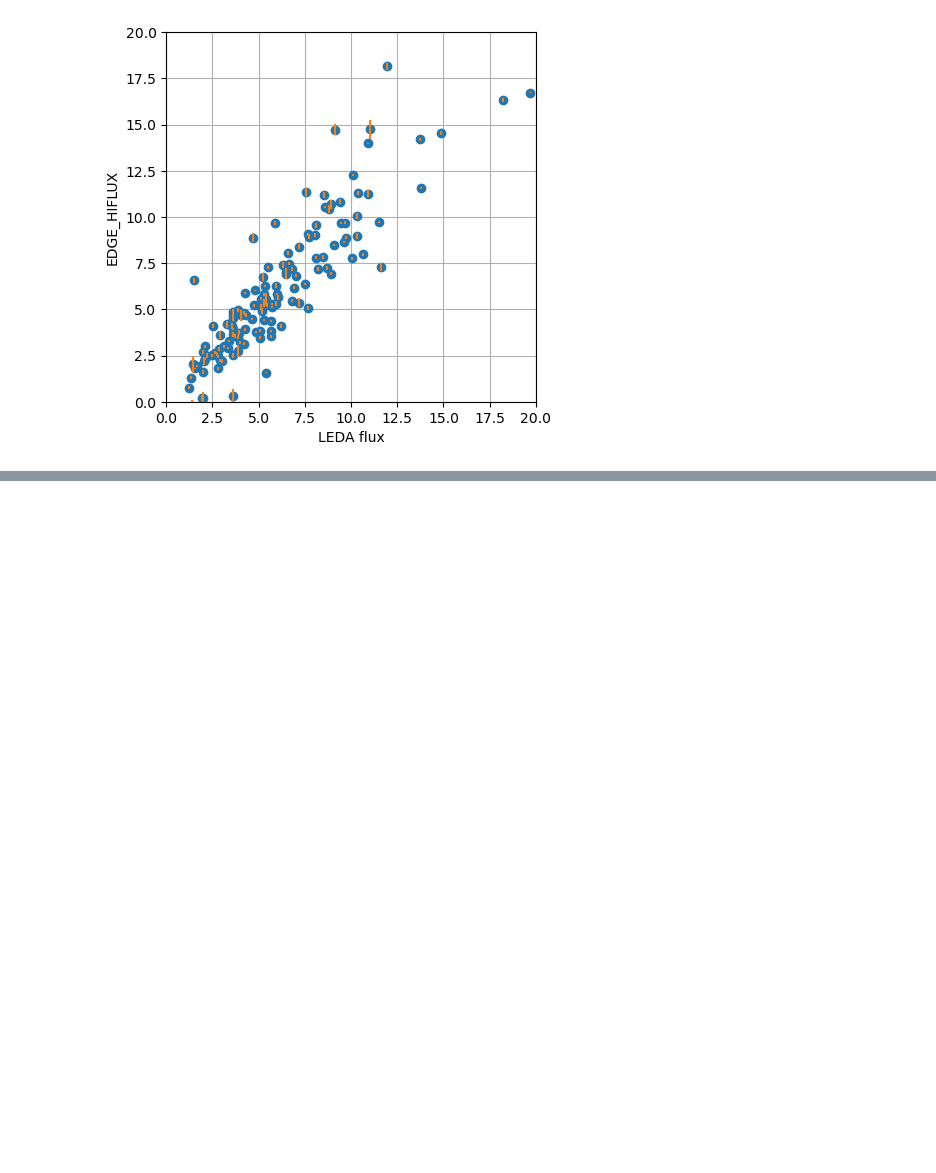
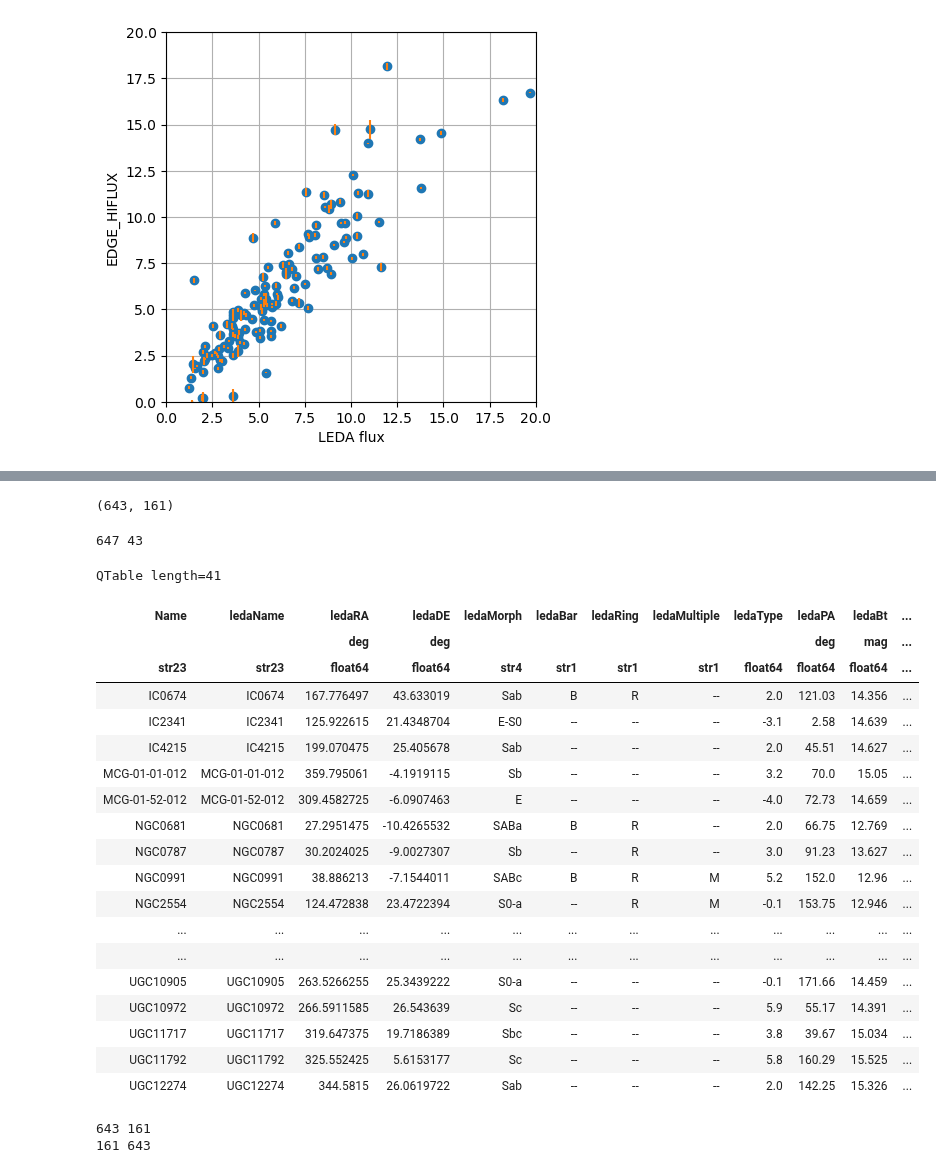
Before and after one commit to teuben/GBT-EDGE-HI, a Jupyter notebook: gals/hi_surveys.ipynb, the cells around one changed output, grey strips where cells are left out. Drawn from its saved outputs; the diff is of its cells as text; code cells hidden in the pictures; blank space fills up the shorter version.

```diff
--- a/gals/hi_surveys.ipynb
+++ b/gals/hi_surveys.ipynb
@@ -25,3 +28,9 @@ from edge_pydb import EdgeTable
+# %%
+def common(t1, t2, c1, c2):
+    print(len(t1),len(t2))
+    t2c = t2[c2]
+    mask = np.isin(t1[c1], t2c)
+    return t1[mask]
 # %%
 EdgeTable('list')
 # %% [output]
@@ -208,0 +422,39 @@ Text(0, 0.5, 'EDGE_HIFLUX')
+# %%
+# Create mask and extract rows
+mask = np.isin(t2['CALIFA_name'], t3n)
+t2_3 = t2[mask]
+len(t2),len(t2_3)
+# %% [output]
+(643, 161)
+# %%
+t1.keys()
+t41 = common(t1,t4,"ledaName","Name")
+t41
+# %% [output]
+647 43
+QTable length=41
+| Name | ledaName | ledaRA | ledaDE | ledaMorph | ledaBar | ledaRing | ledaMultiple | ledaType | ledaPA | ledaBt | ... |
+|  |  | deg | deg |  |  |  |  |  | deg | mag | ... |
+| str23 | str23 | float64 | float64 | str4 | str1 | str1 | str1 | float64 | float64 | float64 | ... |
+| IC0674 | IC0674 | 167.776497 | 43.633019 | Sab | B | R | -- | 2.0 | 121.03 | 14.356 | ... |
+| IC2341 | IC2341 | 125.922615 | 21.4348704 | E-S0 | -- | -- | -- | -3.1 | 2.58 | 14.639 | ... |
+| IC4215 | IC4215 | 199.070475 | 25.405678 | Sab | -- | -- | -- | 2.0 | 45.51 | 14.627 | ... |
+| MCG-01-01-012 | MCG-01-01-012 | 359.795061 | -4.1919115 | Sb | -- | -- | -- | 3.2 | 70.0 | 15.05 | ... |
+| MCG-01-52-012 | MCG-01-52-012 | 309.4582725 | -6.0907463 | E | -- | -- | -- | -4.0 | 72.73 | 14.659 | ... |
+| NGC0681 | NGC0681 | 27.2951475 | -10.4265532 | SABa | B | R | -- | 2.0 | 66.75 | 12.769 | ... |
+| NGC0787 | NGC0787 | 30.2024025 | -9.0027307 | Sb | -- | R | -- | 3.0 | 91.23 | 13.627 | ... |
+| NGC0991 | NGC0991 | 38.886213 | -7.1544011 | SABc | B | R | M | 5.2 | 152.0 | 12.96 | ... |
+| NGC2554 | NGC2554 | 124.472838 | 23.4722394 | S0-a | -- | R | M | -0.1 | 153.75 | 12.946 | ... |
+| ... | ... | ... | ... | ... | ... | ... | ... | ... | ... | ... | ... |
+| ... | ... | ... | ... | ... | ... | ... | ... | ... | ... | ... | ... |
+| UGC10905 | UGC10905 | 263.5266255 | 25.3439222 | S0-a | -- | -- | -- | -0.1 | 171.66 | 14.459 | ... |
+| UGC10972 | UGC10972 | 266.5911585 | 26.543639 | Sc | -- | -- | -- | 5.9 | 55.17 | 14.391 | ... |
+| UGC11717 | UGC11717 | 319.647375 | 19.7186389 | Sbc | -- | -- | -- | 3.8 | 39.67 | 15.034 | ... |
+| UGC11792 | UGC11792 | 325.552425 | 5.6153177 | Sc | -- | -- | -- | 5.8 | 160.29 | 15.525 | ... |
+| UGC12274 | UGC12274 | 344.5815 | 26.0619722 | Sab | -- | -- | -- | 2.0 | 142.25 | 15.326 | ... |
+# %%
+a=common(t2,t3,"CALIFA_name","Name")
+b=common(t3,t2,"Name","CALIFA_name")
+# %% [output]
+643 161
+161 643
```
Also changed, not shown: parts of 33 cells of this notebook.
